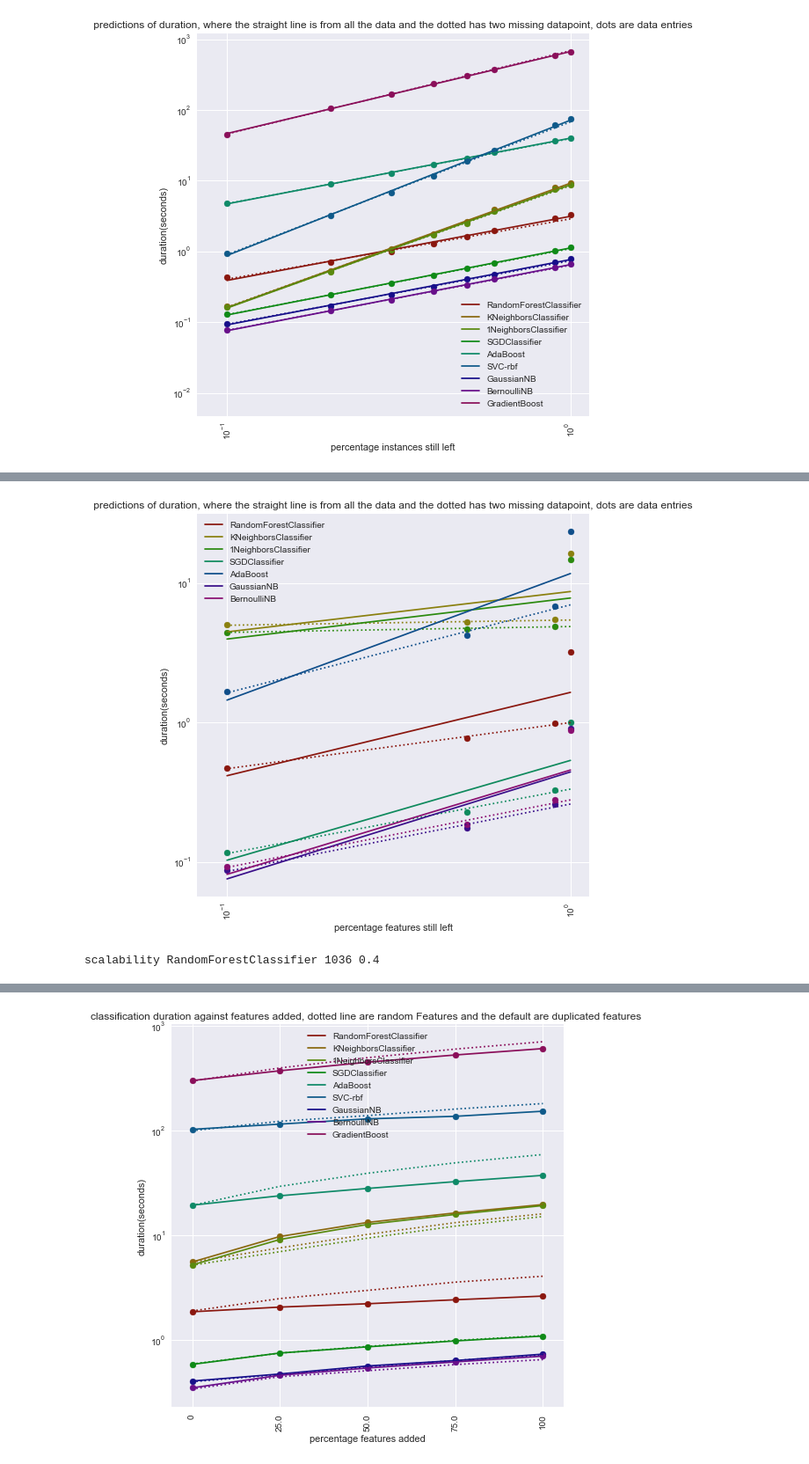
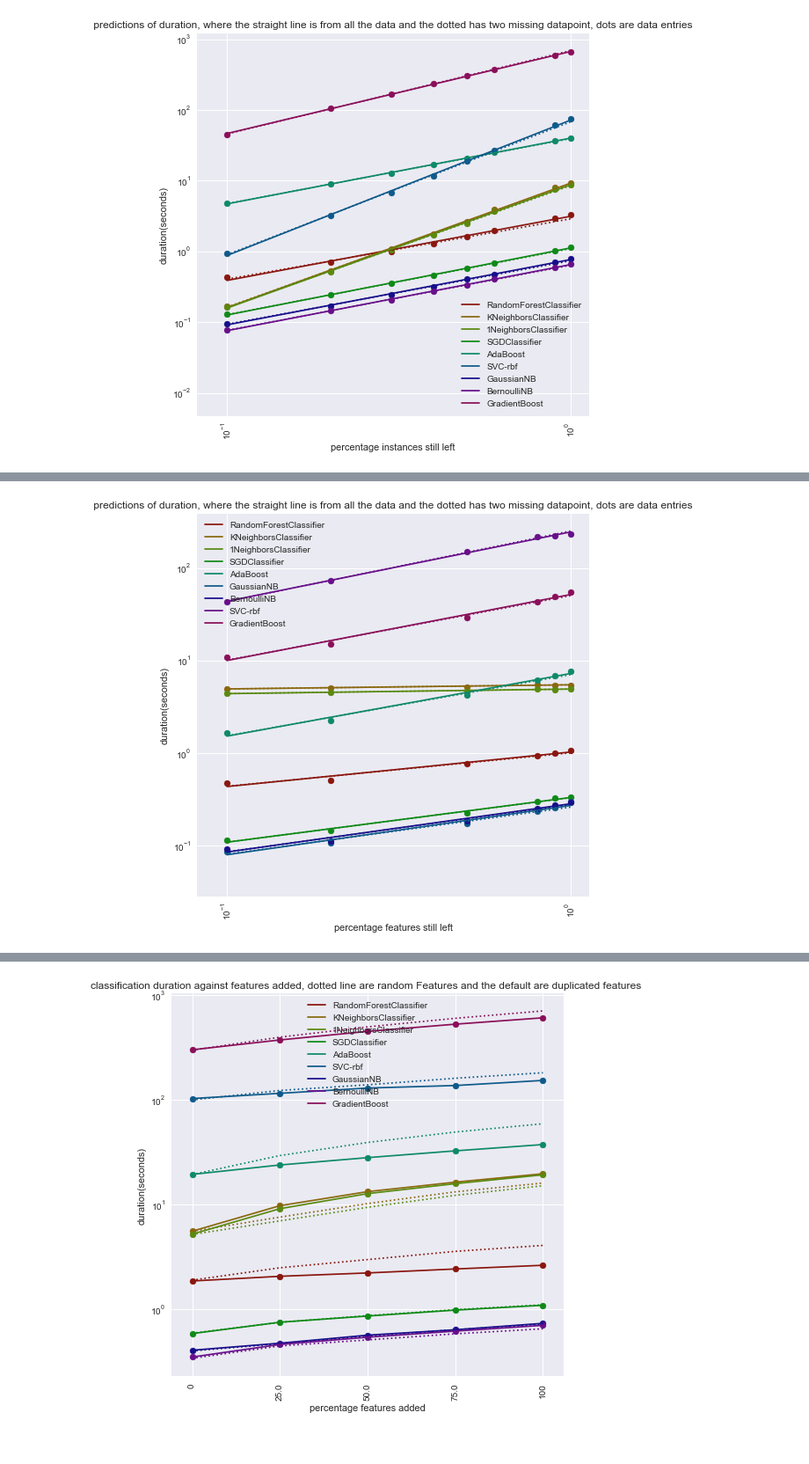
Before and after one commit to lieeuwos/Primitive_annotations, a Jupyter notebook: Duration,scalability.ipynb, the cells around one changed output, grey strips where cells are left out. Shown: that part at 88% size. Saved outputs shown, nothing was run; the diff lists cells and outputs as text; code cells hidden in the pictures.

```diff
--- a/Duration,scalability.ipynb
+++ b/Duration,scalability.ipynb
@@ -17,7 +18,7 @@ clfNames = [ 'RandomForestClassifier','KNeighborsClassifier', '1NeighborsClassif
 # %%
 didList = Cat
 for i in NonCat:
-    Cat.append(i)
+    didList.append(i)
 # clfNames = ['RandomForestClassifier','KNeighborsClassifier', '1NeighborsClassifier', 'SGDClassifier', 'AdaBoost', 'SVC-rbf', 'GaussianNB', 'BernoulliNB']
 func = 'cvScoreFeatures5'
 func2 = 'cvScoreFeatures4'
@@ -426,8 +367,8 @@ _=plt.show()
 path = 'D:\\DropboxFolder\\Dropbox\\afstudeer\\results\\removedFeatures\\1NeighborsClassifier'
 path = 'D:\\Dropbox\\Dropbox\\afstudeer\\results\\removedFeatures\\1NeighborsClassifier'
 clfNames = [ 'RandomForestClassifier','KNeighborsClassifier', '1NeighborsClassifier', 'SGDClassifier', 'AdaBoost', 'GaussianNB', 'BernoulliNB']
-# clfNames.append('SVC-rbf')
-# clfNames.append('GradientBoost')
+clfNames.append('SVC-rbf')
+clfNames.append('GradientBoost')
 
 listA = []
 for (dirpath, dirnames, filenames) in os.walk(path):
@@ -441,7 +382,7 @@ dur1 = []
 dur2 = []
 typ = 1
 ty = 0
-amountList = [0.1,0.5,0.9]
+amountList = [0.1,0.2,0.5,0.8,0.9]
 for i,x in enumerate(clfNames):
     dur1.append([])
     for j,x in enumerate(amountList):
@@ -452,8 +393,8 @@ for did in didList:
         for i,amount in enumerate(amountList):
             if not checkForExist(func,clfName,did,round(amount*(readDict(did)['NumberOfFeatures']-1))):
                 print(func,clfName,did,round(amount*(readDict(did)['NumberOfFeatures']-1)))
-            dur1[cs][0] = dur1[cs][0] + read_duration(func,clfName,did,round(amount*(readDict(did)['NumberOfFeatures']-1)))[ty]/len(didList)
-            dur1[cs][0] = dur1[cs][0] + read_duration(func,clfName,did,round(amount*(readDict(did)['NumberOfFeatures']-1)))[ty+1]/len(didList)
+            dur1[cs][0] = dur1[cs][0] + read_duration(func,clfName,did,round(amount*(readDict(did)['NumberOfFeatures']-1)))[ty]/len(didList)/len(amountList)
+            dur1[cs][0] = dur1[cs][0] + read_duration(func,clfName,did,round(amount*(readDict(did)['NumberOfFeatures']-1)))[ty+1]/len(didList)/len(amountList)
 
             dur1[cs][i+1] = dur1[cs][i+1] + read_duration(func,clfName,did,round(amount*(readDict(did)['NumberOfFeatures']-1)))[typ]/len(didList)
             dur1[cs][i+1] = dur1[cs][i+1] + read_duration(func,clfName,did,round(amount*(readDict(did)['NumberOfFeatures']-1)))[typ+1]/len(didList)
@@ -467,35 +408,31 @@ for i,clfName in enumerate(clfNames):
 predisIncomplete = []
 for i,clfName in enumerate(clfNames):
     predisIncomplete.append(np.polyfit(np.log(x_axis[1:]),np.log(dur1[i][1:]),1))
 dur7 = []
 for i,fit in enumerate(predisComplete):
     dur7.append([])
     for k,value in enumerate(x_axis):
         dur7[i].append(np.exp(fit[0]*np.log(value) + fit[1]))
 dur8 = []
 for i,fit in enumerate(predisIncomplete):
     dur8.append([])
     for k,value in enumerate(x_axis):
         dur8[i].append(np.exp(fit[0]*np.log(value) + fit[1]))
 cl = sns.hls_palette(len(dur1), l=.3, s=.8)
 fig, ax = plt.subplots()
 for i in range(0,len(dur1)):
     _= ax.plot(x_axis,dur7[i], color = cl[i],label = clfNames[i] )
     _= ax.plot(x_axis,dur8[i], color = cl[i],ls = ':' )
     _= ax.scatter(x_axis,dur1[i], color = cl[i] )
 _=plt.xticks(x_axis,amountList ,rotation='vertical')
 _=plt.title(' predictions of duration, where the straight line is from all the data and the dotted has two missing datapoint, dots are data entries ')
 _=plt.ylabel('duration(seconds)')
 _=plt.xlabel('percentage features still left')
 fig.set_figheight(8)
 fig.set_figwidth(8)
 ax.set_yscale("log", nonposy='clip')
 ax.set_xscale("log", nonposy='clip')
 _=plt.legend()
 _=plt.show()
 # %% [output]
-[figure, old version]
+[figure, new version]
-# %%
-print(func,clfName,did,amount)
-# %% [output]
-scalability RandomForestClassifier 1036 0.4
```
Also changed, not shown: parts of 7 cells of this notebook, 1 other file.
